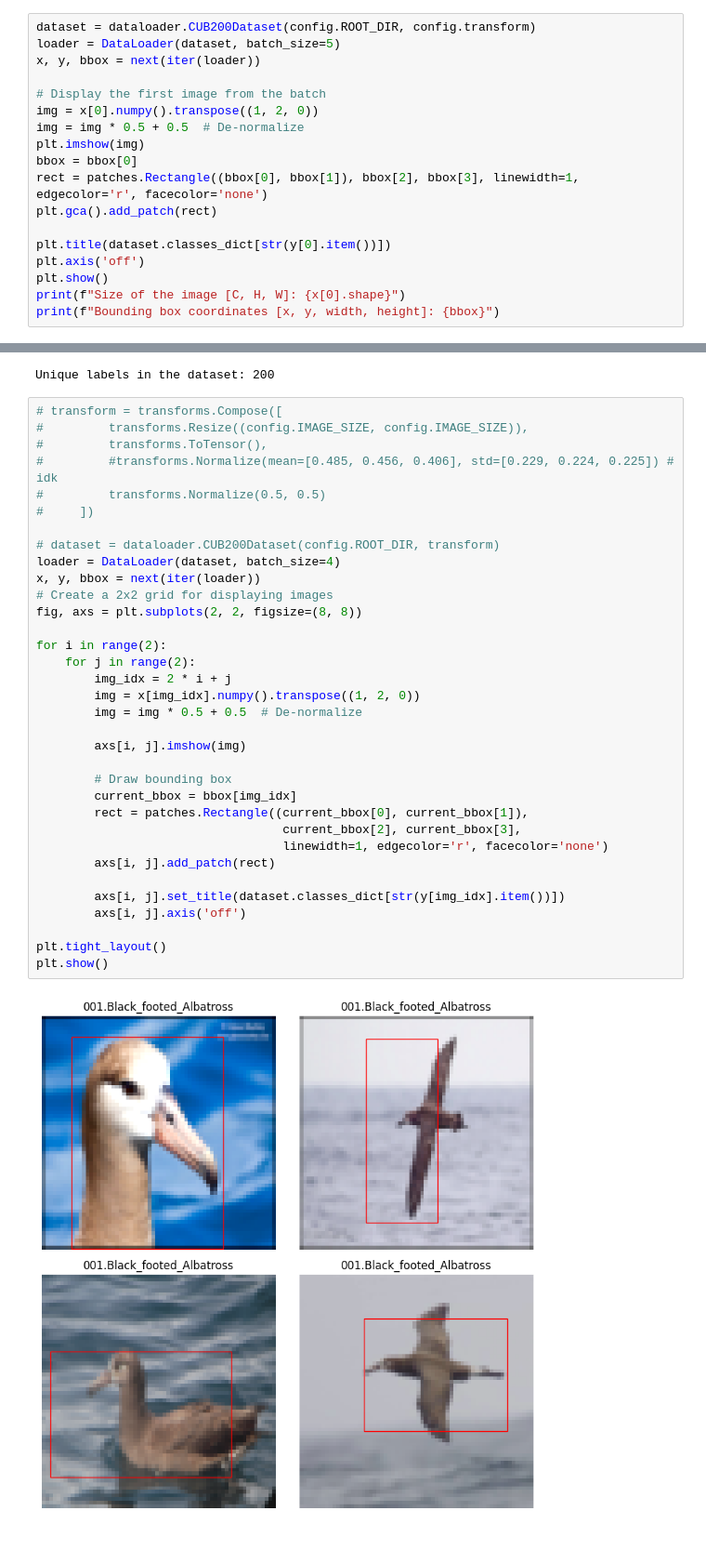
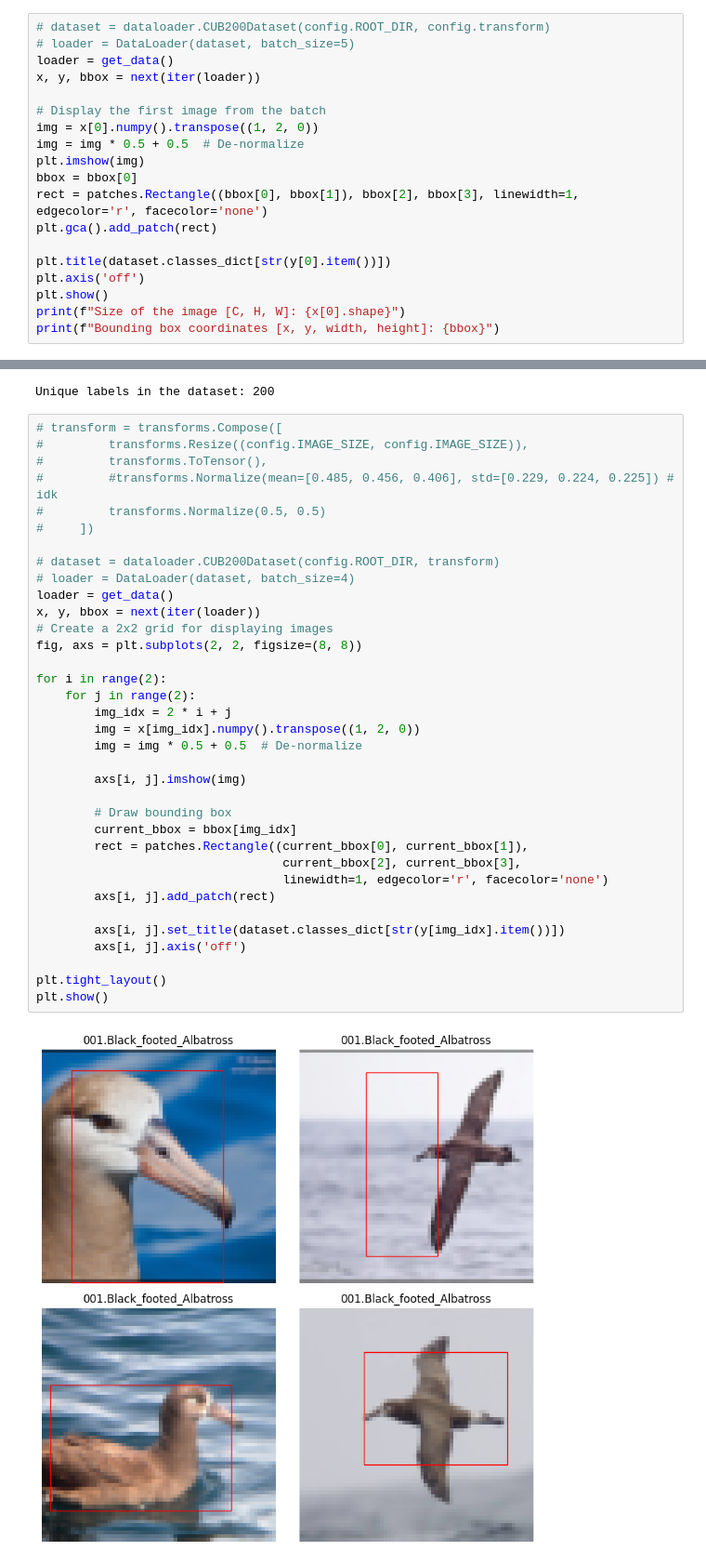
Before and after one commit to xXCoffeeColaXc/DL-Homework-Diffusion, a Jupyter notebook: data_exploration.ipynb, the cells around one changed output, grey strips where cells are left out. Shown: that part at 93% size. Cells and saved outputs as stored; diff of their text form.

```diff
--- a/data_exploration.ipynb
+++ b/data_exploration.ipynb
@@ -32,8 +33,9 @@ print(f"Bounding box coordinates [x, y, width, height]: {bbox}")
 Size of the image [C, H, W]: torch.Size([3, 335, 500])
 Bounding box coordinates [x, y, width, height]: [60.0, 27.0, 325.0, 304.0]
 # %%
-dataset = dataloader.CUB200Dataset(config.ROOT_DIR, config.transform)
-loader = DataLoader(dataset, batch_size=5)
+# dataset = dataloader.CUB200Dataset(config.ROOT_DIR, config.transform)
+# loader = DataLoader(dataset, batch_size=5)
+loader = get_data()
 x, y, bbox = next(iter(loader))
 
 # Display the first image from the batch
@@ -78,32 +80,33 @@ Unique labels in the dataset: 200
 #         #transforms.Normalize(mean=[0.485, 0.456, 0.406], std=[0.229, 0.224, 0.225]) # idk
 #         transforms.Normalize(0.5, 0.5)
 #     ])
 
 # dataset = dataloader.CUB200Dataset(config.ROOT_DIR, transform)
-loader = DataLoader(dataset, batch_size=4)
+# loader = DataLoader(dataset, batch_size=4)
+loader = get_data()
 x, y, bbox = next(iter(loader))
 # Create a 2x2 grid for displaying images
 fig, axs = plt.subplots(2, 2, figsize=(8, 8))
 
 for i in range(2):
     for j in range(2):
         img_idx = 2 * i + j
         img = x[img_idx].numpy().transpose((1, 2, 0))
         img = img * 0.5 + 0.5  # De-normalize
 
         axs[i, j].imshow(img)
 
         # Draw bounding box
         current_bbox = bbox[img_idx]
         rect = patches.Rectangle((current_bbox[0], current_bbox[1]),
                                   current_bbox[2], current_bbox[3],
                                   linewidth=1, edgecolor='r', facecolor='none')
         axs[i, j].add_patch(rect)
 
         axs[i, j].set_title(dataset.classes_dict[str(y[img_idx].item())])
         axs[i, j].axis('off')
 
 plt.tight_layout()
 plt.show()
 # %% [output]
-[figure, old version]
+[figure, new version]
```
Also changed, not shown: parts of 2 cells of this notebook.
